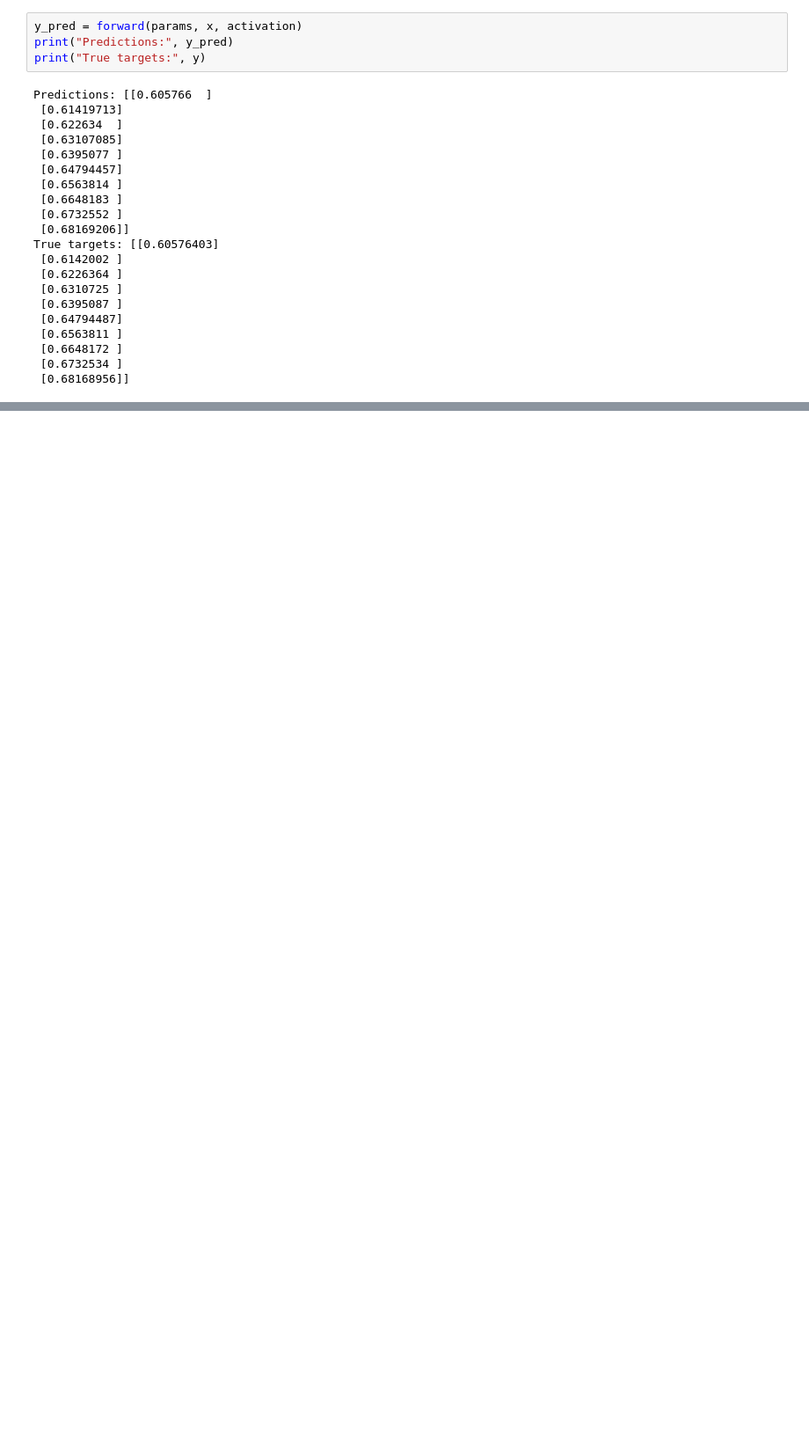
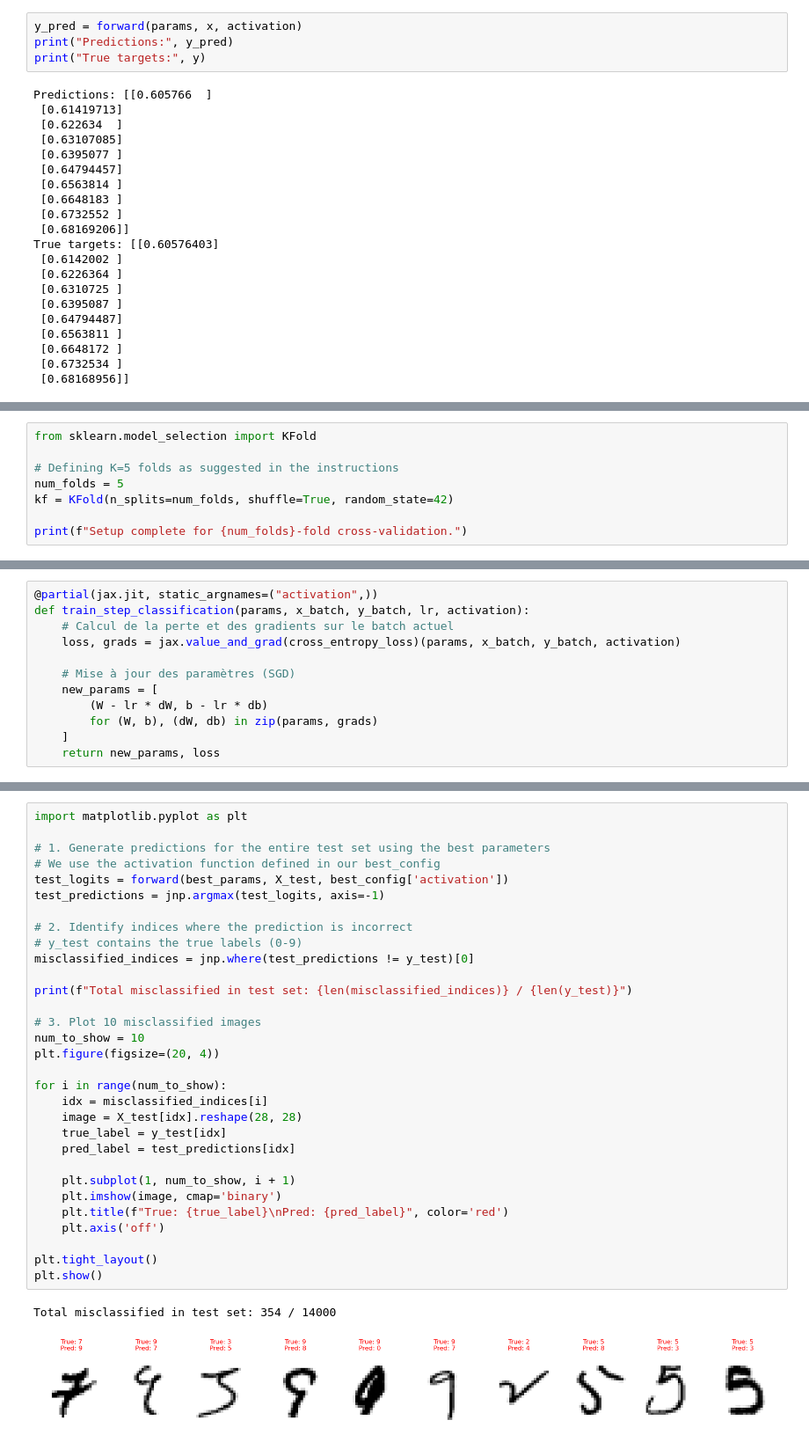
Before and after one commit to aidan-engelhard/LAOML_2, a Jupyter notebook: LAOML2.ipynb, the cells around one changed output, grey strips where cells are left out. Shown at 88% size. Cells and saved outputs as stored; diff of their text form; blank space fills up the shorter version.

```diff
--- a/LAOML2.ipynb
+++ b/LAOML2.ipynb
@@ -173,0 +310,8 @@ True targets: [[0.60576403]
+# %%
+from sklearn.model_selection import KFold
+
+# Defining K=5 folds as suggested in the instructions
+num_folds = 5
+kf = KFold(n_splits=num_folds, shuffle=True, random_state=42)
+
+print(f"Setup complete for {num_folds}-fold cross-validation.")
@@ -173,0 +334,12 @@ True targets: [[0.60576403]
+# %%
+@partial(jax.jit, static_argnames=("activation",))
+def train_step_classification(params, x_batch, y_batch, lr, activation):
+    # Calcul de la perte et des gradients sur le batch actuel
+    loss, grads = jax.value_and_grad(cross_entropy_loss)(params, x_batch, y_batch, activation)
+
+    # Mise à jour des paramètres (SGD)
+    new_params = [
+        (W - lr * dW, b - lr * db)
+        for (W, b), (dW, db) in zip(params, grads)
+    ]
+    return new_params, loss
@@ -173,0 +495,34 @@ True targets: [[0.60576403]
+# %%
+import matplotlib.pyplot as plt
+
+# 1. Generate predictions for the entire test set using the best parameters
+# We use the activation function defined in our best_config
+test_logits = forward(best_params, X_test, best_config['activation'])
+test_predictions = jnp.argmax(test_logits, axis=-1)
+
+# 2. Identify indices where the prediction is incorrect
+# y_test contains the true labels (0-9)
+misclassified_indices = jnp.where(test_predictions != y_test)[0]
+
+print(f"Total misclassified in test set: {len(misclassified_indices)} / {len(y_test)}")
+
+# 3. Plot 10 misclassified images
+num_to_show = 10
+plt.figure(figsize=(20, 4))
+
+for i in range(num_to_show):
+    idx = misclassified_indices[i]
+    image = X_test[idx].reshape(28, 28)
+    true_label = y_test[idx]
+    pred_label = test_predictions[idx]
+
+    plt.subplot(1, num_to_show, i + 1)
+    plt.imshow(image, cmap='binary')
+    plt.title(f"True: {true_label}\nPred: {pred_label}", color='red')
+    plt.axis('off')
+
+plt.tight_layout()
+plt.show()
+# %% [output]
+Total misclassified in test set: 354 / 14000
+[figure, added]
```
Also changed, not shown: parts of 31 cells of this notebook.
